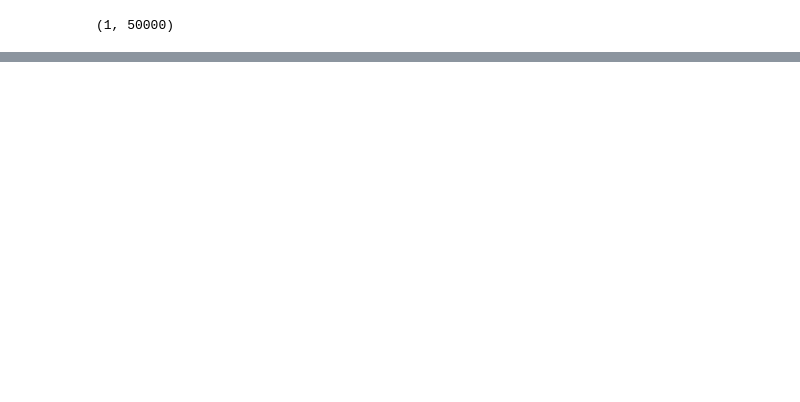
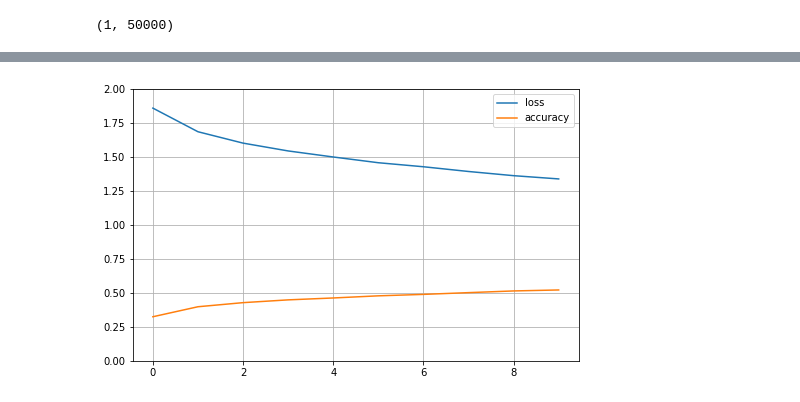
Before and after one commit to juanchess98/Notebooks-Deep-Learning, a Jupyter notebook: Perceptrón_multicapa.ipynb, the cells around one changed output, grey strips where cells are left out. Saved outputs shown, nothing was run; the diff lists cells and outputs as text; code cells hidden in the pictures; blank space fills up the shorter version.

```diff
--- a/Perceptrón_multicapa.ipynb
+++ b/Perceptrón_multicapa.ipynb
@@ -401,5 +391,5 @@ model.add(keras.layers.Flatten(input_shape=[32,32,3]))
 
 model.add(keras.layers.Dense(512, activation='relu'))
 model.add(keras.layers.Dense(84, activation='relu'))
-model.add(keras.layers.Dense(num_class, activation='softmax'))
+model.add(keras.layers.Dense(num_classes, activation='softmax'))
 # %%
@@ -429,5 +419,5 @@ Trainable params: 2,466,468
 Non-trainable params: 0
 _________________________________________________________________
 # %%
-history = model.fit(X_train, y_train, validation_data=(X_test, y_test), epochs=100, batch_size=32)
+history = model.fit(X_train, y_train2, epochs=10, batch_size=32)
 # %% [output]
@@ -440,8 +444,10 @@ classes = ('plane', 'car', 'bird', 'cat',
 # %%
 import pandas as pd
 import matplotlib.pyplot as plt
 pd.DataFrame(history.history).plot(figsize=(8, 5))
 plt.grid(True)
-plt.gca().set_ylim(0, 1) # set the vertical range to [0-1]
+plt.gca().set_ylim(0, 2) # set the vertical range to [0-1]
 plt.show()
+# %% [output]
+[figure, added]
 # %%
```
Also changed, not shown: parts of 40 cells of this notebook.
